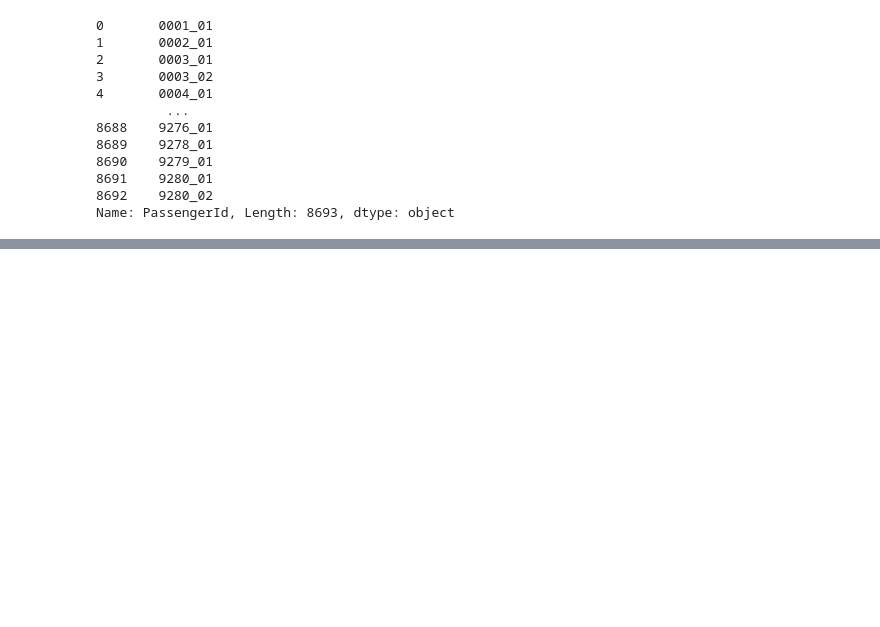
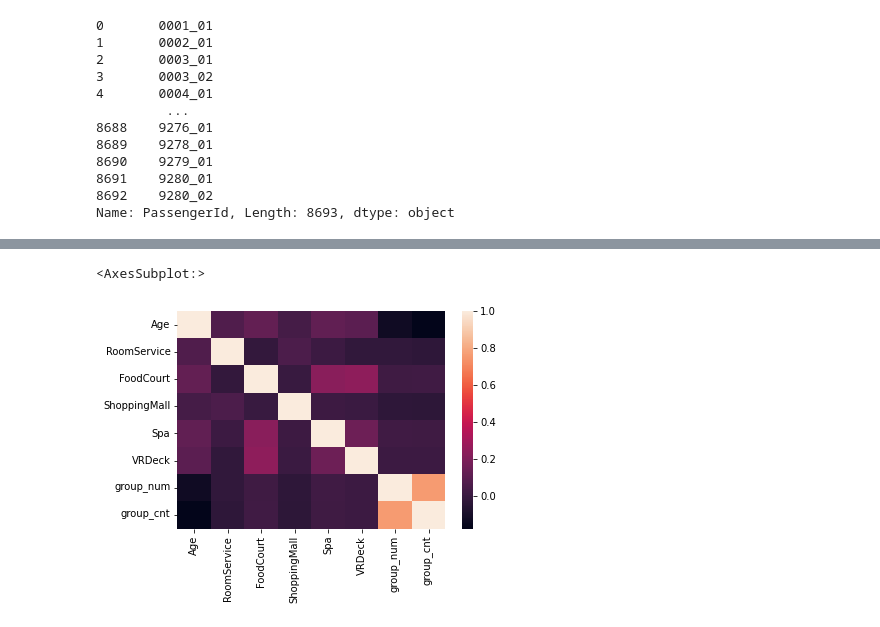
Before and after one commit to sinjy1203/kaggle_MyNotebook, a Jupyter notebook: spaceshiptitanic-binaryclassification-2.ipynb, the cells around one changed output, grey strips where cells are left out. Drawn from its saved outputs; the diff is of its cells as text; code cells hidden in the pictures; blank space fills up the shorter version.

```diff
--- a/spaceshiptitanic-binaryclassification-2.ipynb
+++ b/spaceshiptitanic-binaryclassification-2.ipynb
@@ -52,7 +52,7 @@ feats_cat, feats_num
  ['Age', 'RoomService', 'FoodCourt', 'ShoppingMall', 'Spa', 'VRDeck'])
 # %%
 train_len = len(train)
-dataset = pd.concat([train, test], axis=0)
+dataset = pd.concat([train, test], axis=0).reset_index(drop=True)
 # %%
 dataset.shape, train.shape, test.shape
 # %% [output]
@@ -75,3 +75,14 @@ train['PassengerId']
 8691    9280_01
 8692    9280_02
 Name: PassengerId, Length: 8693, dtype: object
+# %%
+dataset['group_id'] = 0
+dataset['group_num'] = 0
+for i in range(len(dataset)):
+    group_id, id_at_group = map(int, dataset.iloc[i]['PassengerId'].split('_'))
+    dataset.loc[i, 'group_id'] = group_id
+    dataset.loc[i, 'group_num'] = id_at_group
+# %%
+dataset = pd.merge(dataset, dataset[['group_id', 'PassengerId']].groupby('group_id').count().reset_index().rename(columns={'PassengerId': 'group_cnt'}), how='left', on='group_id')
+dataset = dataset.drop('group_id', axis=1)
+dataset.head()
@@ -77,0 +96,10 @@ Name: PassengerId, Length: 8693, dtype: object
+# %%
+feats_num += ['group_num', 'group_cnt']
+# %%
+import seaborn as sns
+
+corr = dataset[feats_num].corr()
+sns.heatmap(corr, xticklabels=corr.columns, yticklabels=corr.columns)
+# %% [output]
+<AxesSubplot:>
+[figure, added]
```
Also changed, not shown: parts of 5 cells of this notebook.
